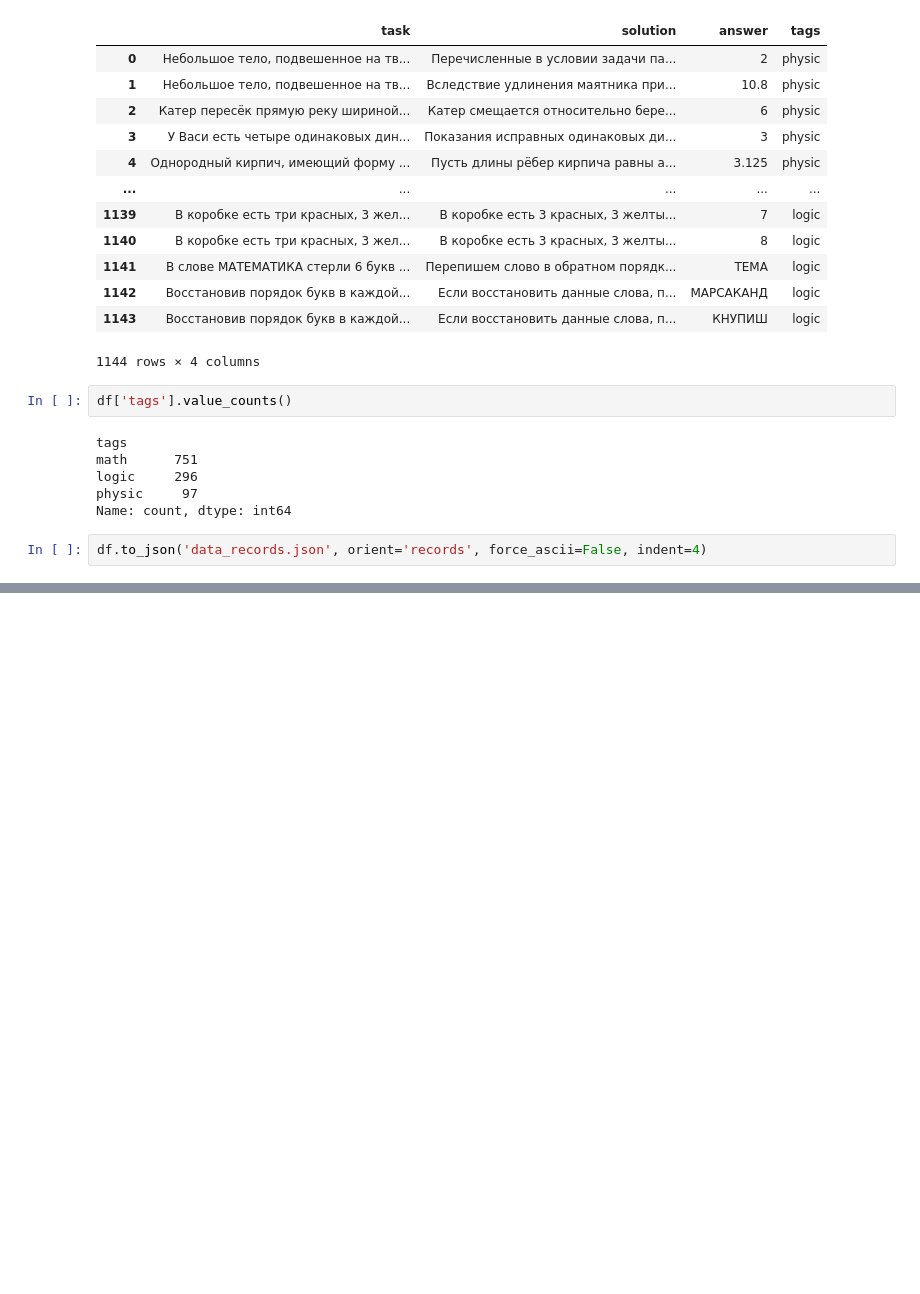
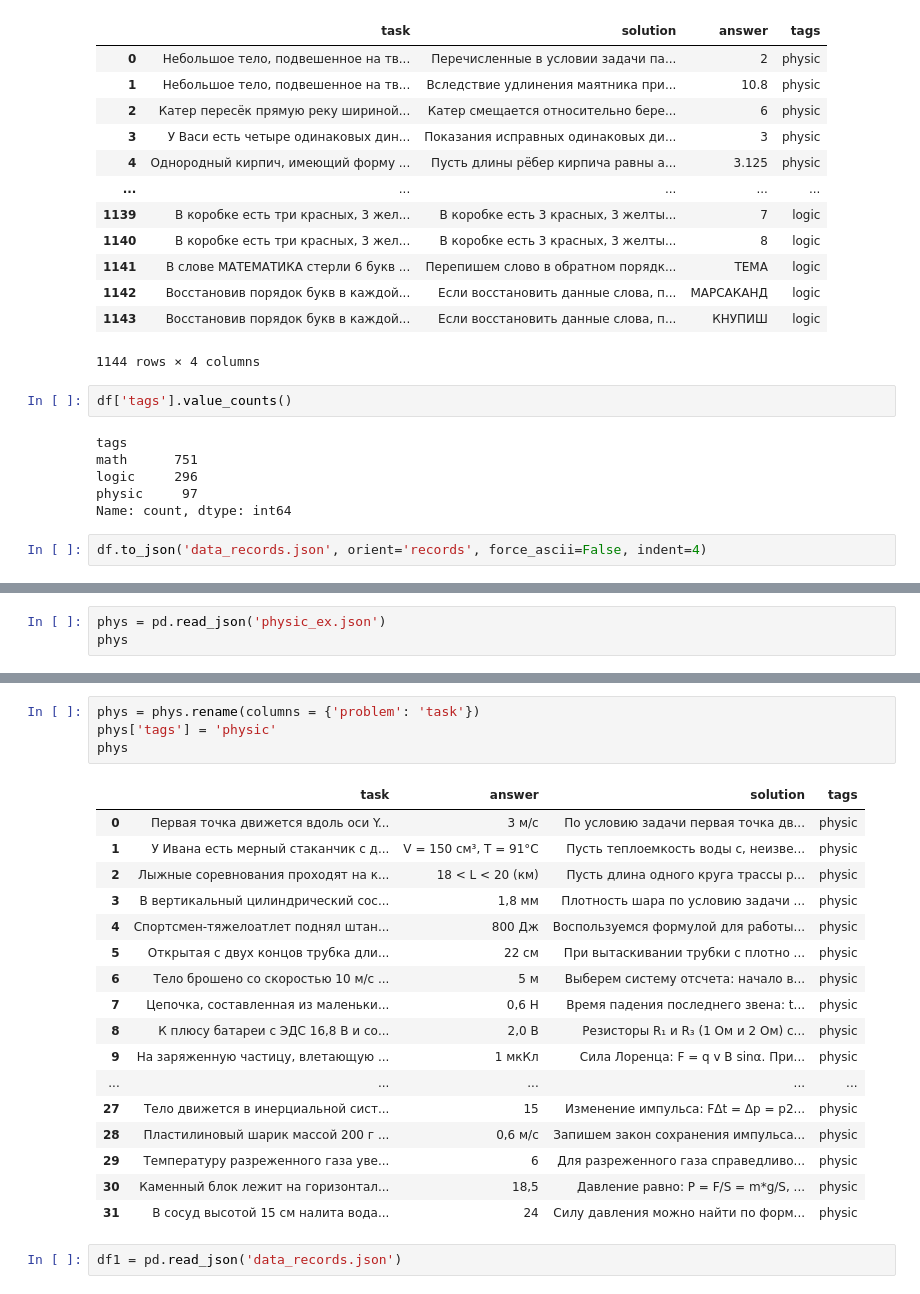
Before and after one commit to sollltit/vkr_gen_model, a Jupyter notebook: data.ipynb, the cells around one changed output, grey strips where cells are left out. Saved outputs shown, nothing was run; the diff lists cells and outputs as text; blank space fills up the shorter version.

```diff
--- a/data.ipynb
+++ b/data.ipynb
@@ -777,0 +784,3 @@ df.to_json('data_records.json', orient='records', force_ascii=False, indent=4)
+# %%
+phys = pd.read_json('physic_ex.json')
+phys
@@ -777,0 +805,24 @@ df.to_json('data_records.json', orient='records', force_ascii=False, indent=4)
+# %%
+phys = phys.rename(columns = {'problem': 'task'})
+phys['tags'] = 'physic'
+phys
+# %% [output]
+|  | task | answer | solution | tags |
+| 0 | Первая точка движется вдоль оси Y... | 3 м/с | По условию задачи первая точка дв... | physic |
+| 1 | У Ивана есть мерный стаканчик с д... | V = 150 см³, T = 91°C | Пусть теплоемкость воды c, неизве... | physic |
+| 2 | Лыжные соревнования проходят на к... | 18 < L < 20 (км) | Пусть длина одного круга трассы р... | physic |
+| 3 | В вертикальный цилиндрический сос... | 1,8 мм | Плотность шара по условию задачи ... | physic |
+| 4 | Спортсмен-тяжелоатлет поднял штан... | 800 Дж | Воспользуемся формулой для работы... | physic |
+| 5 | Открытая с двух концов трубка дли... | 22 см | При вытаскивании трубки с плотно ... | physic |
+| 6 | Тело брошено со скоростью 10 м/с ... | 5 м | Выберем систему отсчета: начало в... | physic |
+| 7 | Цепочка, составленная из маленьки... | 0,6 Н | Время падения последнего звена: t... | physic |
+| 8 | К плюсу батареи с ЭДС 16,8 В и со... | 2,0 В | Резисторы R₁ и R₃ (1 Ом и 2 Ом) с... | physic |
+| 9 | На заряженную частицу, влетающую ... | 1 мкКл | Сила Лоренца: F = q v B sinα. При... | physic |
+| ... | ... | ... | ... | ... |
+| 27 | Тело движется в инерциальной сист... | 15 | Изменение импульса: FΔt = Δp = p2... | physic |
+| 28 | Пластилиновый шарик массой 200 г ... | 0,6 м/с | Запишем закон сохранения импульса... | physic |
+| 29 | Температуру разреженного газа уве... | 6 | Для разреженного газа справедливо... | physic |
+| 30 | Каменный блок лежит на горизонтал... | 18,5 | Давление равно: P = F/S = m*g/S, ... | physic |
+| 31 | В сосуд высотой 15 см налита вода... | 24 | Силу давления можно найти по форм... | physic |
+# %%
+df1 = pd.read_json('data_records.json')
```
Also changed, not shown: parts of 6 cells of this notebook, 4 other files.
